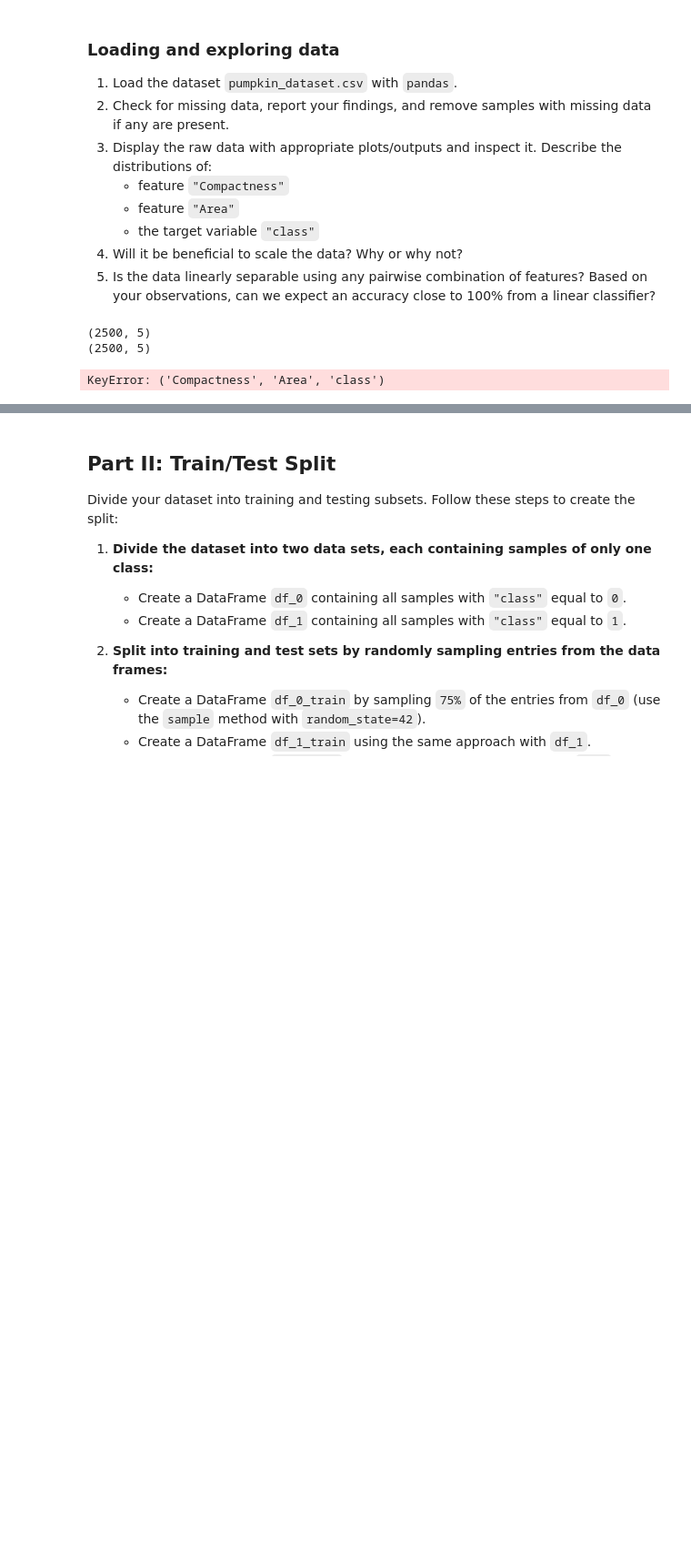
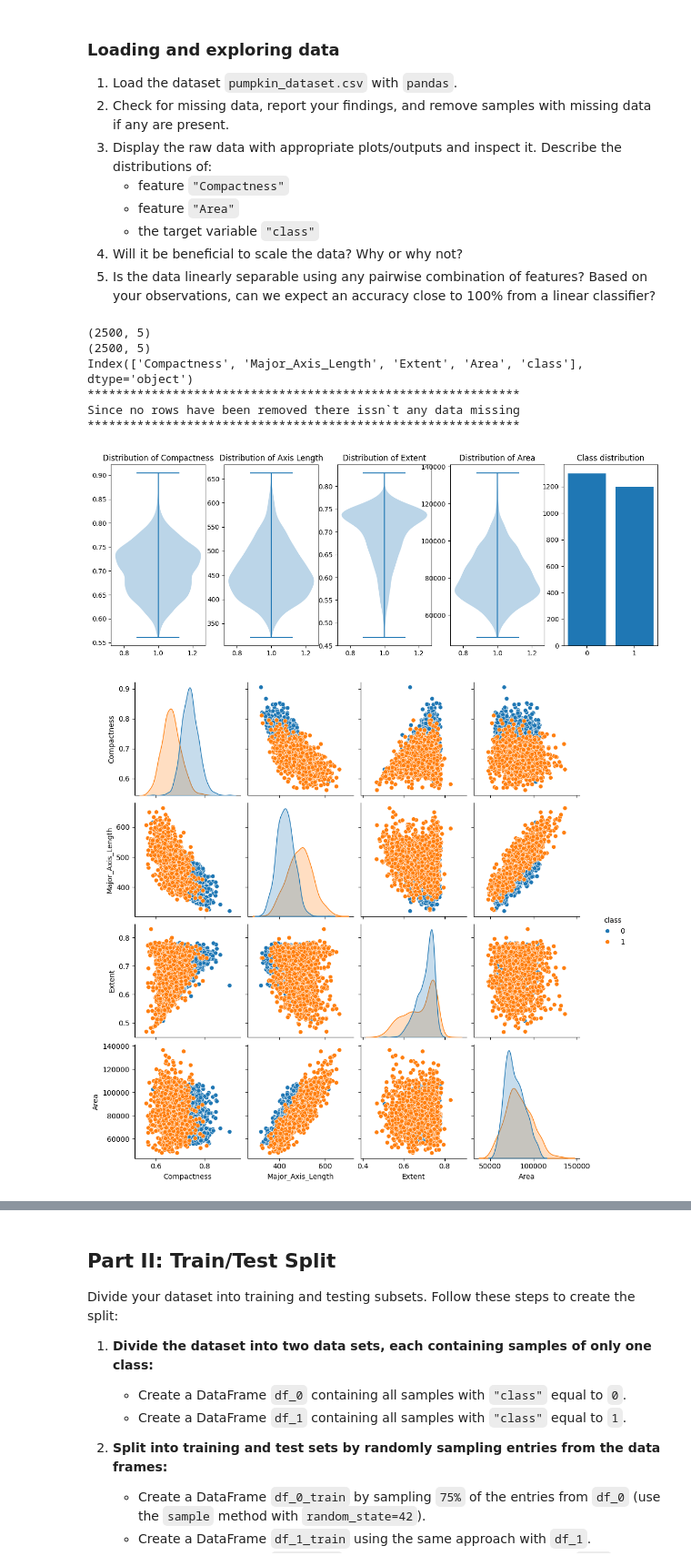
Before and after one commit to B-rage04/DAT200G4, a Jupyter notebook: CA02_dat200_26H/CA2_DAT200_26H.ipynb, the cells around one changed output, grey strips where cells are left out. Shown at 91% size. Cells and saved outputs as stored; diff of their text form; code cells hidden in the pictures; blank space fills up the shorter version.

```diff
--- a/CA02_dat200_26H/CA2_DAT200_26H.ipynb
+++ b/CA02_dat200_26H/CA2_DAT200_26H.ipynb
@@ -61,20 +62,58 @@ import matplotlib.pyplot as plt
 # %%
 # Insert your code below
 # ======================
 data = pd.read_csv("pumpkin_dataset.csv")
 
 print(data.shape)
 data = data.dropna()
 print(data.shape)
-data
-compactness = data.Compactness
 
-data =
+print(data.columns)
 
-ax, fig = plt.Subplot
-plt.violinplot(data)
-plt.plot
+print("*"*61)
+print("Since no rows have been removed there issn`t any data missing")
+print("*"*61)
+
+
+fig, ax = plt.subplots(1, 5, figsize=(15,5))
+
+ax[0].violinplot(data["Compactness"])
+ax[0].set_title("Distribution of Compactness")
+
+ax[1].violinplot(data["Major_Axis_Length"])
+ax[1].set_title("Distribution of Axis Length")
+
+ax[2].violinplot(data["Extent"])
+ax[2].set_title("Distribution of Extent")
+
+ax[3].violinplot(data["Area"])
+ax[3].set_title("Distribution of Area")
+
+ax[4].bar(
+    data["class"].value_counts().sort_index().index,
+    data["class"].value_counts().sort_index().values
+)
+
+ax[4].set_title("Class distribution")
+ax[4].set_xticks([0, 1])
+
+plt.show()
+
+
+
+sns.pairplot(
+    data,
+    vars=["Compactness", "Major_Axis_Length", "Extent", "Area"],
+    hue="class"
+)
+
+plt.show()
 # %% [output]
 (2500, 5)
 (2500, 5)
+Index(['Compactness', 'Major_Axis_Length', 'Extent', 'Area', 'class'], dtype='object')
+*************************************************************
+Since no rows have been removed there issn`t any data missing
+*************************************************************
-KeyError: ('Compactness', 'Area', 'class')
+[figure, added]
+[figure, added]
```
Also changed, not shown: parts of 3 cells of this notebook.
